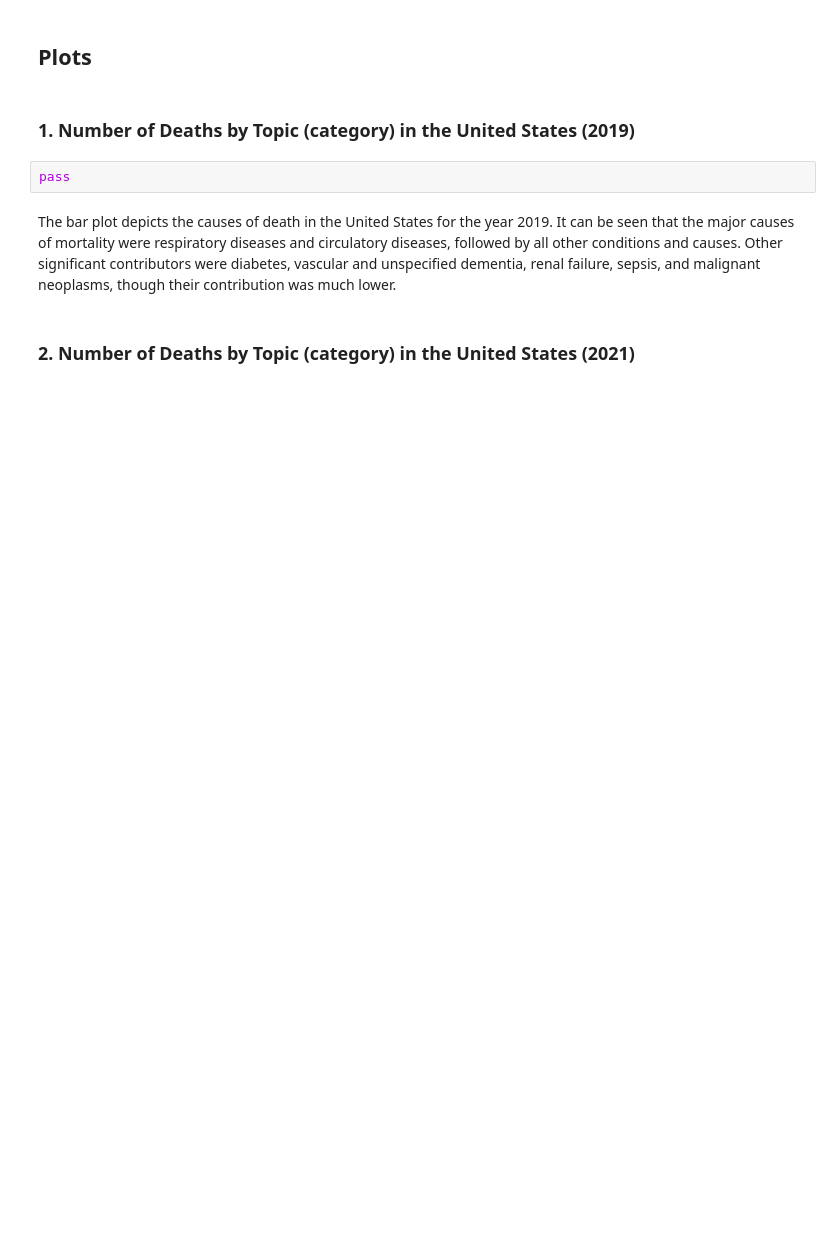
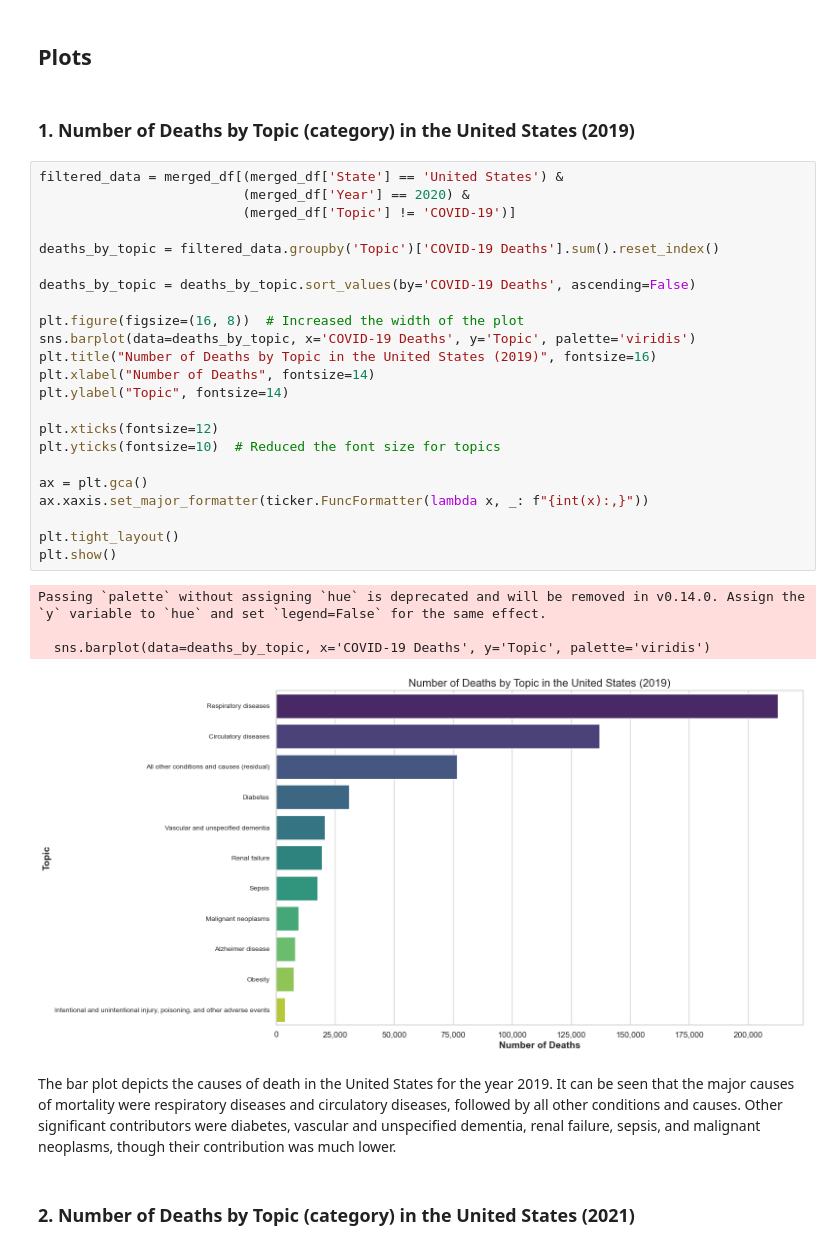
Before and after one commit to DATA5310/covid_effects, a Jupyter notebook: notebooks/homeworks/3.homework_9.ipynb, the cells around one changed output. Cells and saved outputs as stored; diff of their text form; blank space fills up the shorter version.

```diff
--- a/notebooks/homeworks/3.homework_9.ipynb
+++ b/notebooks/homeworks/3.homework_9.ipynb
@@ -496,8 +590,34 @@ brfss_df.head()
 ## Plots
 # %% [markdown]
 ### 1. Number of Deaths by Topic (category) in the United States (2019)
-# %%
-pass
+# %%
+filtered_data = merged_df[(merged_df['State'] == 'United States') &
+                          (merged_df['Year'] == 2020) &
+                          (merged_df['Topic'] != 'COVID-19')]
+
+deaths_by_topic = filtered_data.groupby('Topic')['COVID-19 Deaths'].sum().reset_index()
+
+deaths_by_topic = deaths_by_topic.sort_values(by='COVID-19 Deaths', ascending=False)
+
+plt.figure(figsize=(16, 8))  # Increased the width of the plot
+sns.barplot(data=deaths_by_topic, x='COVID-19 Deaths', y='Topic', palette='viridis')
+plt.title("Number of Deaths by Topic in the United States (2019)", fontsize=16)
+plt.xlabel("Number of Deaths", fontsize=14)
+plt.ylabel("Topic", fontsize=14)
+
+plt.xticks(fontsize=12)
+plt.yticks(fontsize=10)  # Reduced the font size for topics
+
+ax = plt.gca()
+ax.xaxis.set_major_formatter(ticker.FuncFormatter(lambda x, _: f"{int(x):,}"))
+
+plt.tight_layout()
+plt.show()
+# %% [output]
+Passing `palette` without assigning `hue` is deprecated and will be removed in v0.14.0. Assign the `y` variable to `hue` and set `legend=False` for the same effect.
+
+  sns.barplot(data=deaths_by_topic, x='COVID-19 Deaths', y='Topic', palette='viridis')
+[figure, added]
 # %% [markdown]
 The bar plot depicts the causes of death in the United States for the year 2019. It can
 be seen that the major causes of mortality were respiratory diseases and circulatory diseases,
```
Also changed, not shown: parts of 6 cells of this notebook.
